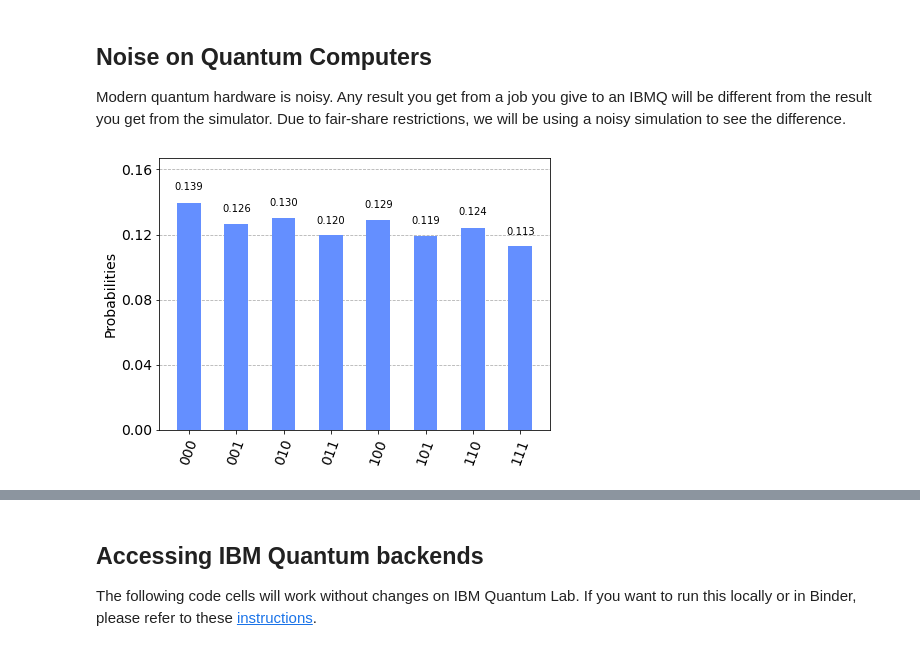
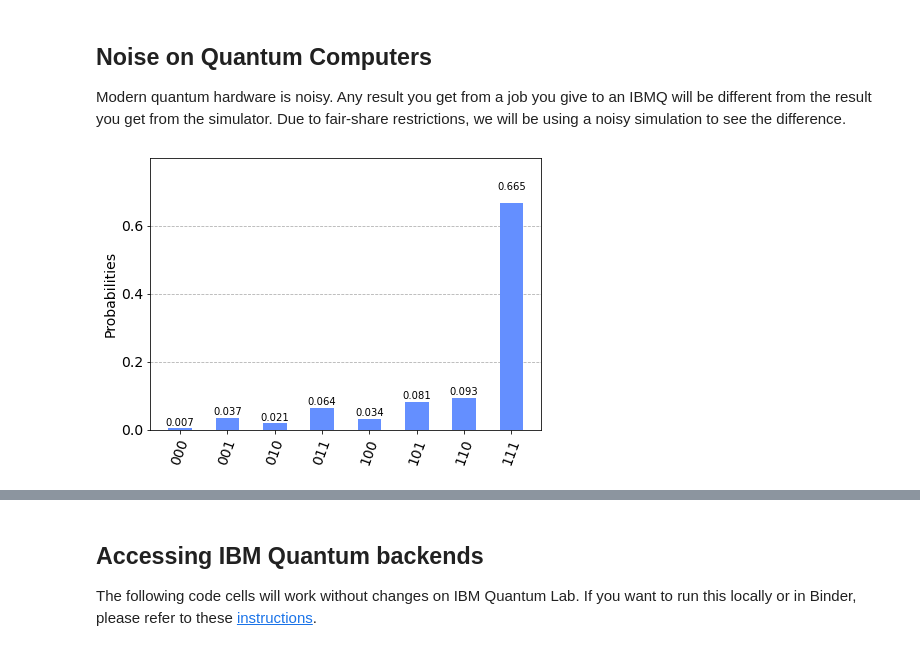
Before and after one commit to abhishekchak52/intro-qc-2021, a Jupyter notebook: notebooks/quantum_circuits.ipynb, the cells around one changed output, grey strips where cells are left out. Cells and saved outputs as stored; diff of their text form; code cells hidden in the pictures.

```diff
--- a/notebooks/quantum_circuits.ipynb
+++ b/notebooks/quantum_circuits.ipynb
@@ -121,18 +121,18 @@ Due to fair-share restrictions, we will be using a noisy simulation to see the d
 # %%
 from qiskit.providers.aer.noise import NoiseModel
 from qiskit.test.mock import FakeMelbourne
 device_backend = FakeMelbourne()
 coupling_map = device_backend.configuration().coupling_map
 noise_model = NoiseModel.from_backend(device_backend)
 basis_gates = noise_model.basis_gates
-result_noise = execute(qc4, QasmSimulator(),
+result_noise = execute(qc3, QasmSimulator(),
                        shots=8192,
                        noise_model=noise_model,
                        coupling_map=coupling_map,
                        basis_gates=basis_gates).result()
 plot_histogram(result_noise.get_counts())
 # %% [output]
-[figure, old version]
+[figure, new version]
 # %%
 qc3_t = transpile(qc3, basis_gates=basis_gates)
 qc3_t.draw(output='mpl')
```
Also changed, not shown: parts of 8 cells of this notebook, 1 other file.
